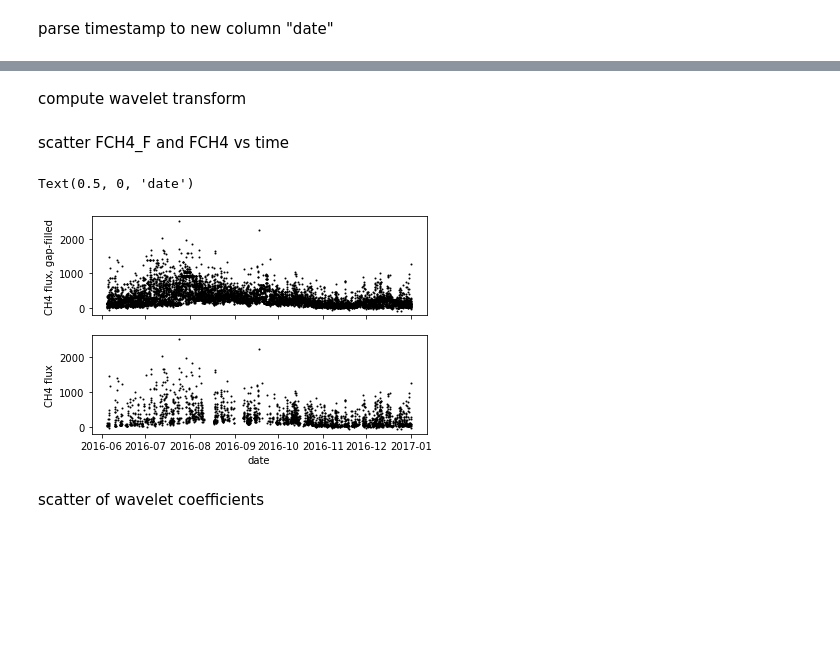
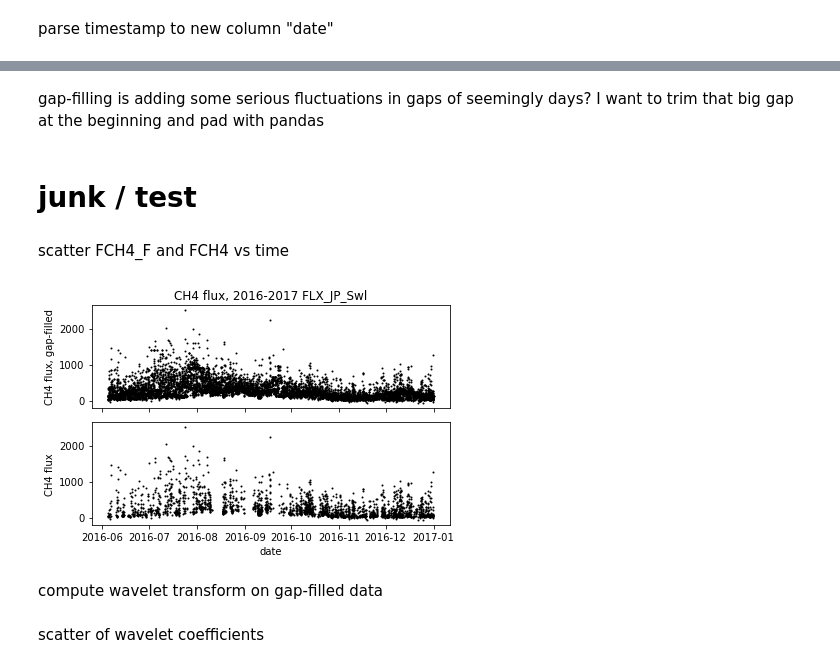
Before and after one commit to ottobriner/wavelet-partition, a Jupyter notebook: wavelet-partition.ipynb, the cells around one changed output, grey strips where cells are left out. Drawn from its saved outputs; the diff is of its cells as text; code cells hidden in the pictures; blank space fills up the shorter version.

```diff
--- a/wavelet-partition.ipynb
+++ b/wavelet-partition.ipynb
@@ -36,21 +76,26 @@ df["date"] = pd.to_datetime(df["TIMESTAMP_START"], format='%Y%m%d%H%M')
+# %% [markdown]
+gap-filling is adding some serious fluctuations in gaps of seemingly days? I want to trim that big gap at the beginning and pad with pandas
+# %% [markdown]
+# junk / test
+# %% [markdown]
+scatter FCH4_F and FCH4 vs time
+# %%
+fig, ax = plt.subplots(2, 1, sharex=True, sharey=False)
+ax[0].scatter(df['date'], df['FCH4_F'], c='k', s=1)
+ax[0].set_ylabel("CH4 flux, gap-filled")
+ax[0].set_title("CH4 flux, 2016-2017 FLX_JP_Swl")
+
+ax[1].scatter(df['date'], df['FCH4'], c='k', s=1)
+ax[1].set_ylabel("CH4 flux")
+ax[1].set_xlabel("date")
+plt.tight_layout()
+# %% [output]
+[figure, added]
 # %% [markdown]
-compute wavelet transform
+compute wavelet transform on gap-filled data
 # %%
 cM = pd.DataFrame(pywt.wavedec(df['FCH4_F'], 'haar')).transpose()
 cT = pd.DataFrame(pywt.wavedec(df['TA_F'], 'haar')).transpose()
-# %% [markdown]
-scatter FCH4_F and FCH4 vs time
-# %%
-fig, ax = plt.subplots(2, 1, sharex=True, sharey=False)
-ax[0].scatter(df['date'], df['FCH4_F'], c='k', s=1)
-ax[0].set_ylabel("CH4 flux, gap-filled")
-
-ax[1].scatter(df['date'], df['FCH4'], c='k', s=1)
-ax[1].set_ylabel("CH4 flux")
-ax[1].set_xlabel("date") # why printing "Text(0.5, 0, 'date')"?
-# %% [output]
-Text(0.5, 0, 'date')
-[figure, removed]
 # %% [markdown]
 scatter of wavelet coefficients
 # %%
```
Also changed, not shown: parts of 11 cells of this notebook.
